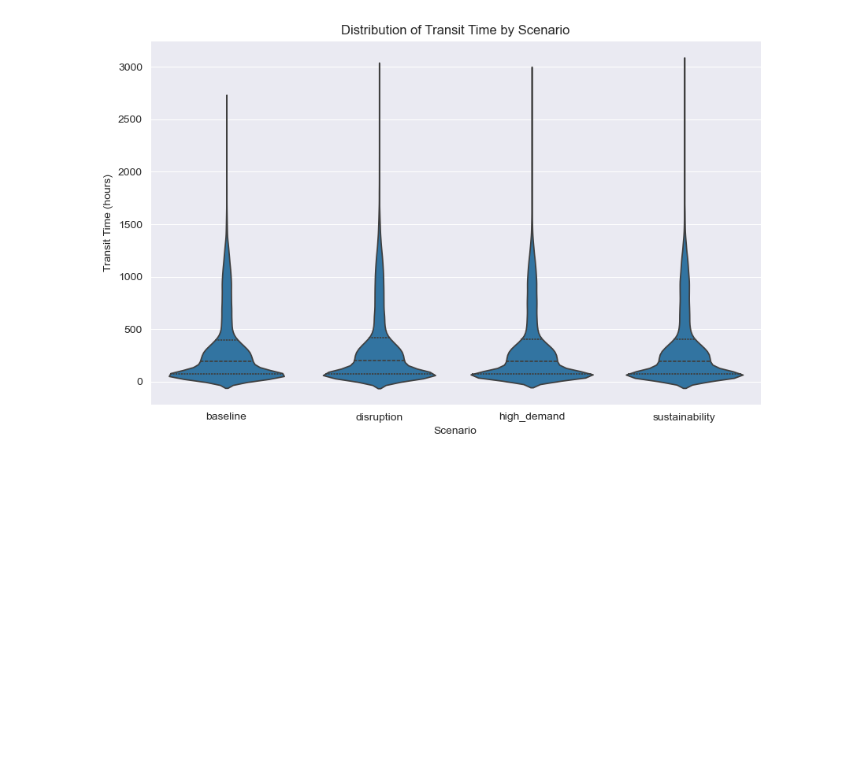
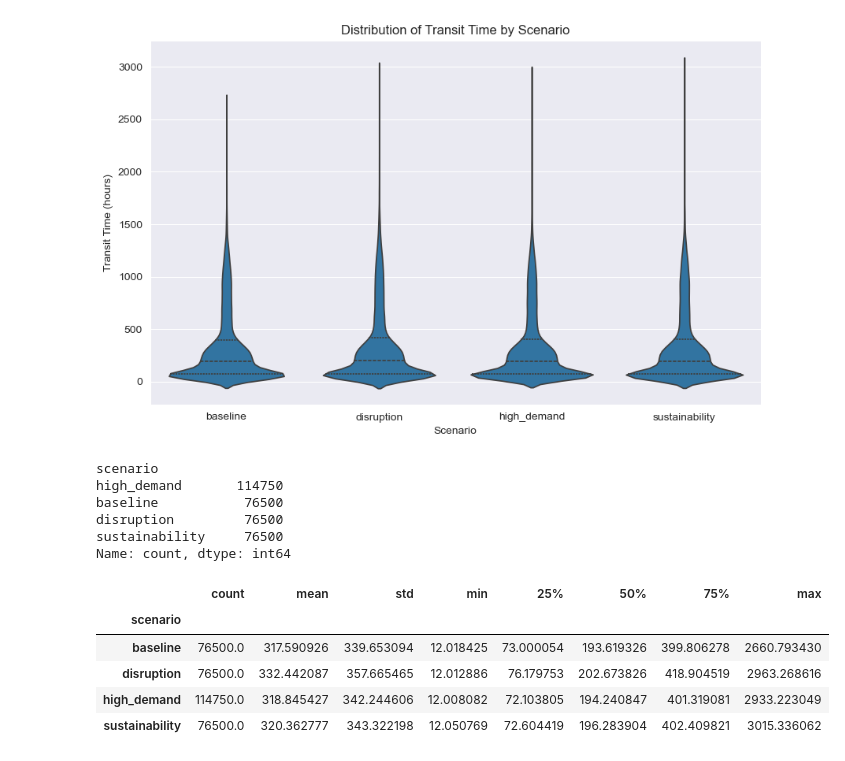
Before and after one commit to mortezabarcelona/VAE_GAN_Logistics_Framework, a Jupyter notebook: notebooks/EDA.ipynb, the cells around one changed output. Saved outputs shown, nothing was run; the diff lists cells and outputs as text; code cells hidden in the pictures; blank space fills up the shorter version.

```diff
--- a/notebooks/EDA.ipynb
+++ b/notebooks/EDA.ipynb
@@ -223,3 +223,21 @@ plt.show()
 [figure]
 [figure]
 [figure]
+# %%
+print(df['scenario'].value_counts())
+# %% [output]
+scenario
+high_demand       114750
+baseline           76500
+disruption         76500
+sustainability     76500
+Name: count, dtype: int64
+# %%
+df.groupby("scenario")["transit_time"].describe()
+# %% [output]
+|  | count | mean | std | min | 25% | 50% | 75% | max |
+| scenario |  |  |  |  |  |  |  |  |
+| baseline | 76500.0 | 317.590926 | 339.653094 | 12.018425 | 73.000054 | 193.619326 | 399.806278 | 2660.793430 |
+| disruption | 76500.0 | 332.442087 | 357.665465 | 12.012886 | 76.179753 | 202.673826 | 418.904519 | 2963.268616 |
+| high_demand | 114750.0 | 318.845427 | 342.244606 | 12.008082 | 72.103805 | 194.240847 | 401.319081 | 2933.223049 |
+| sustainability | 76500.0 | 320.362777 | 343.322198 | 12.050769 | 72.604419 | 196.283904 | 402.409821 | 3015.336062 |
```
Also changed, not shown: parts of 1 cell of this notebook, 7 other files.
